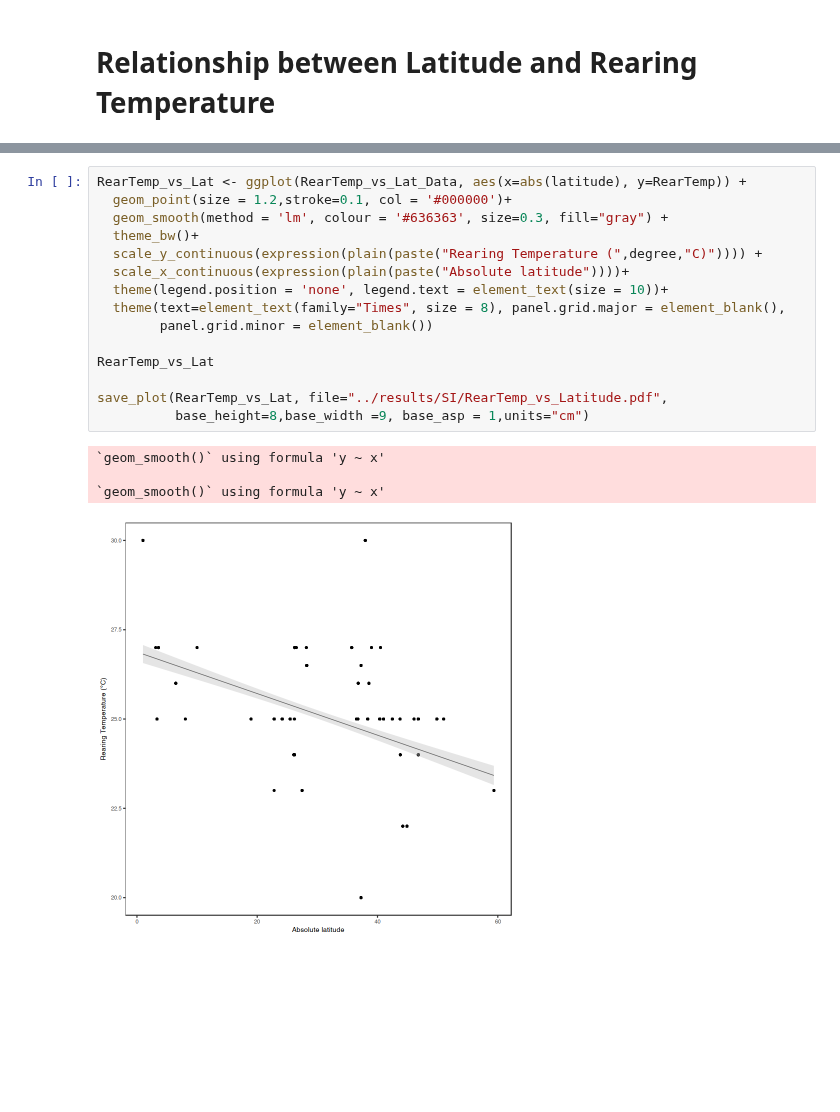
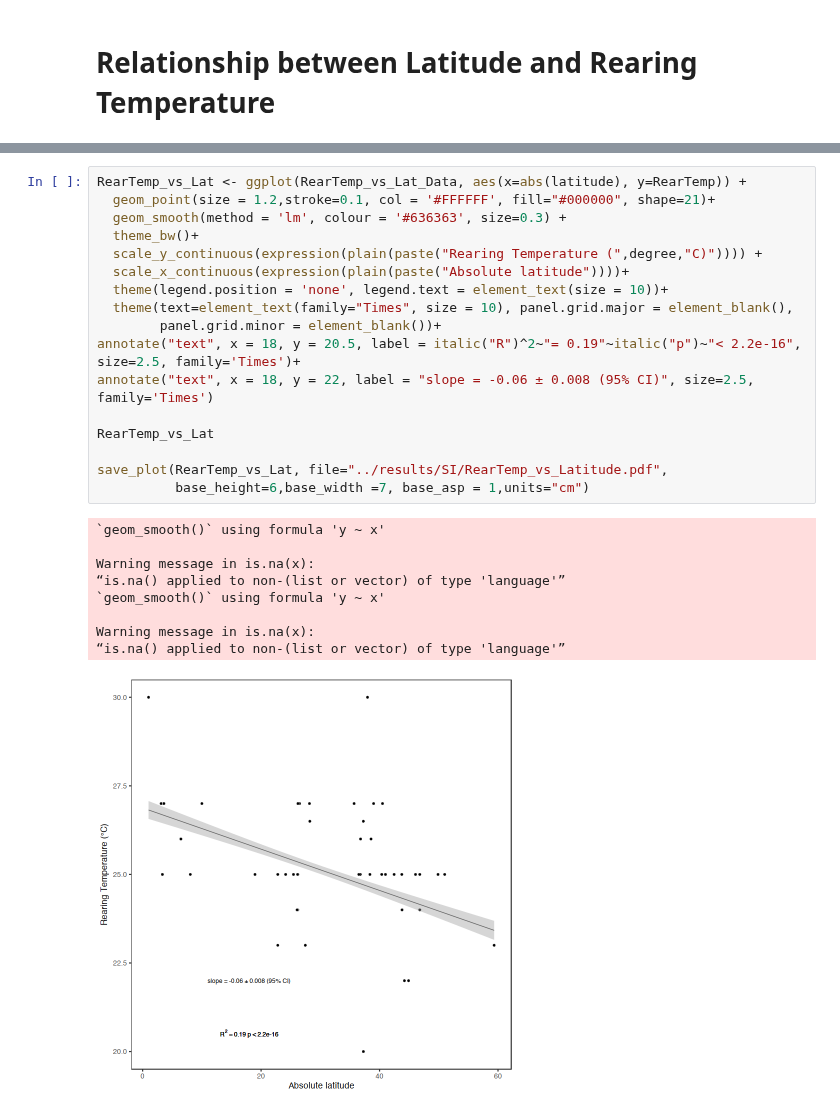
Before and after one commit to EcoEngLab/TraitMismatchPaper-main, a Jupyter notebook: code/06_Trait_Adaptation.ipynb, the cells around one changed output, grey strips where cells are left out. Cells and saved outputs as stored; diff of their text form; blank space fills up the shorter version.

Commit message:
Added descriptive stats to plots

```diff
--- a/code/06_Trait_Adaptation.ipynb
+++ b/code/06_Trait_Adaptation.ipynb
@@ -1131,23 +1193,30 @@ A tibble: 6 × 5
 | zj | Acyrthosiphon pisum | 10 | 25 | 36.5 |
 # %%
 RearTemp_vs_Lat <- ggplot(RearTemp_vs_Lat_Data, aes(x=abs(latitude), y=RearTemp)) +
-  geom_point(size = 1.2,stroke=0.1, col = '#000000')+
-  geom_smooth(method = 'lm', colour = '#636363', size=0.3, fill="gray") +
+  geom_point(size = 1.2,stroke=0.1, col = '#FFFFFF', fill="#000000", shape=21)+
+  geom_smooth(method = 'lm', colour = '#636363', size=0.3) +
   theme_bw()+
   scale_y_continuous(expression(plain(paste("Rearing Temperature (",degree,"C)")))) +
   scale_x_continuous(expression(plain(paste("Absolute latitude"))))+
   theme(legend.position = 'none', legend.text = element_text(size = 10))+
-  theme(text=element_text(family="Times", size = 8), panel.grid.major = element_blank(),
-        panel.grid.minor = element_blank())
+  theme(text=element_text(family="Times", size = 10), panel.grid.major = element_blank(),
+        panel.grid.minor = element_blank())+
+annotate("text", x = 18, y = 20.5, label = italic("R")^2~"= 0.19"~italic("p")~"< 2.2e-16", size=2.5, family='Times')+
+annotate("text", x = 18, y = 22, label = "slope = -0.06 ± 0.008 (95% CI)", size=2.5, family='Times')
 
 RearTemp_vs_Lat
 
 save_plot(RearTemp_vs_Lat, file="../results/SI/RearTemp_vs_Latitude.pdf",
-          base_height=8,base_width =9, base_asp = 1,units="cm")
+          base_height=6,base_width =7, base_asp = 1,units="cm")
 # %% [output]
 `geom_smooth()` using formula 'y ~ x'
 
+Warning message in is.na(x):
+“is.na() applied to non-(list or vector) of type 'language'”
 `geom_smooth()` using formula 'y ~ x'
+
+Warning message in is.na(x):
+“is.na() applied to non-(list or vector) of type 'language'”
-[figure, old version]
+[figure, new version]
 # %%
 RearTemp_vs_Lat_model <- lm(RearTemp ~ abs(latitude), RearTemp_vs_Lat_Data); summary(RearTemp_vs_Lat_model)
```
Also changed, not shown: parts of 30 cells of this notebook, 18 other files.
